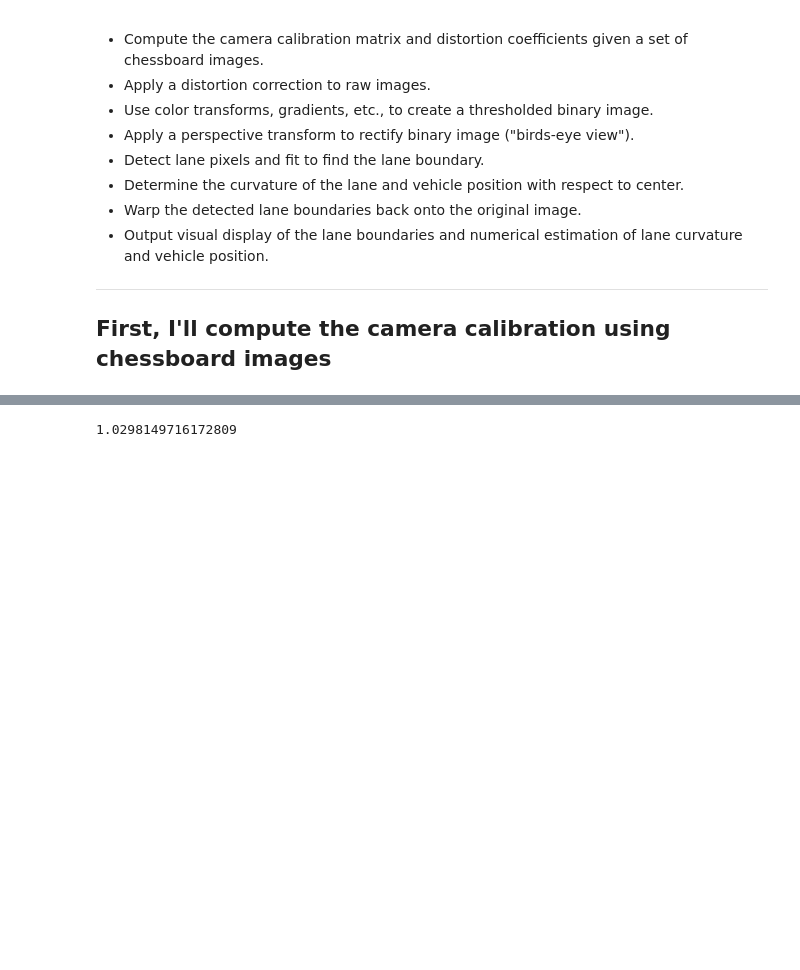
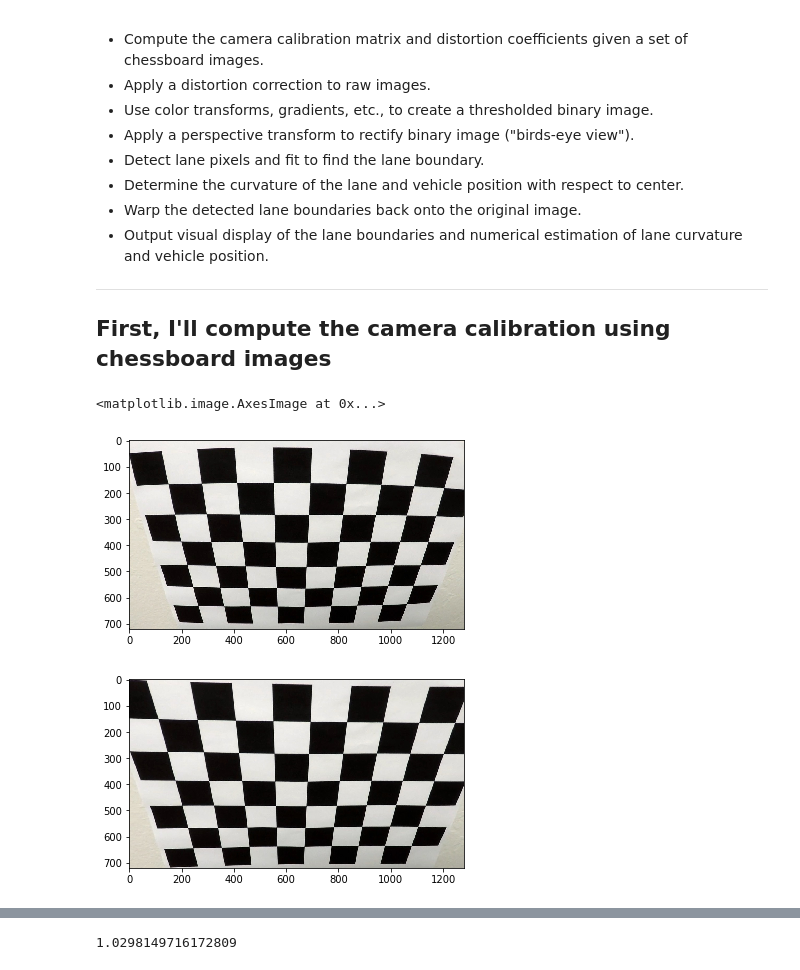
Before and after one commit to zhao-zh10/CarND-Advanced-Lane-Lines, a Jupyter notebook: P2.ipynb, the cells around one changed output, grey strips where cells are left out. Cells and saved outputs as stored; diff of their text form; code cells hidden in the pictures; blank space fills up the shorter version.

Commit message:
Add Camera Calibration

```diff
--- a/P2.ipynb
+++ b/P2.ipynb
@@ -23,0 +17,44 @@ import glob
+# %%
+import cv2
+import numpy as np
+import matplotlib.pyplot as plt
+import matplotlib.image as mpimg
+import glob
+%matplotlib inline
+
+def Camera_Calibration():
+    nx,ny = 9,6
+    images_path = glob.glob("./camera_cal/calibration*.jpg")
+    #Generate object points(0,0,0),(0,1,0),(0,2,0)...(5,8,0)
+    objpoints = np.zeros((ny*nx,3),np.float32)
+    objpoints[:,:2] = np.transpose(np.meshgrid(np.arange(ny),np.arange(nx))).reshape(-1,2)
+    objp_list = []
+    imgp_list = []
+    for fname in images_path:
+        img = mpimg.imread(fname)
+        gray = cv2.cvtColor(img,cv2.COLOR_RGB2GRAY)
+        retval,corners = cv2.findChessboardCorners(gray,(nx,ny),None)
+
+        if retval == True:
+            objp_list.append(objpoints)
+            imgp_list.append(corners)
+#             cv2.drawChessboardCorners(img,(nx,ny),corners,retval)
+#             plt.figure()
+#             plt.imshow(img)
+    imgsize = (img.shape[1],img.shape[0])
+    retval,cameraMat,distCoeffs,rvecs,tvecs = cv2.calibrateCamera(objp_list,imgp_list,imgsize,None,None)
+    return retval,cameraMat,distCoeffs,rvecs,tvecs
+
+
+retval,cameraMat,distCoeffs,rvecs,tvecs = Camera_Calibration()
+# %%
+image = mpimg.imread("./camera_cal/calibration2.jpg")
+dst = cv2.undistort(image,cameraMat,distCoeffs)
+plt.figure()
+plt.imshow(image)
+plt.figure()
+plt.imshow(dst)
+# %% [output]
+<matplotlib.image.AxesImage at 0x...>
+[figure, added]
+[figure, added]
```
Also changed, not shown: parts of 8 cells of this notebook.
